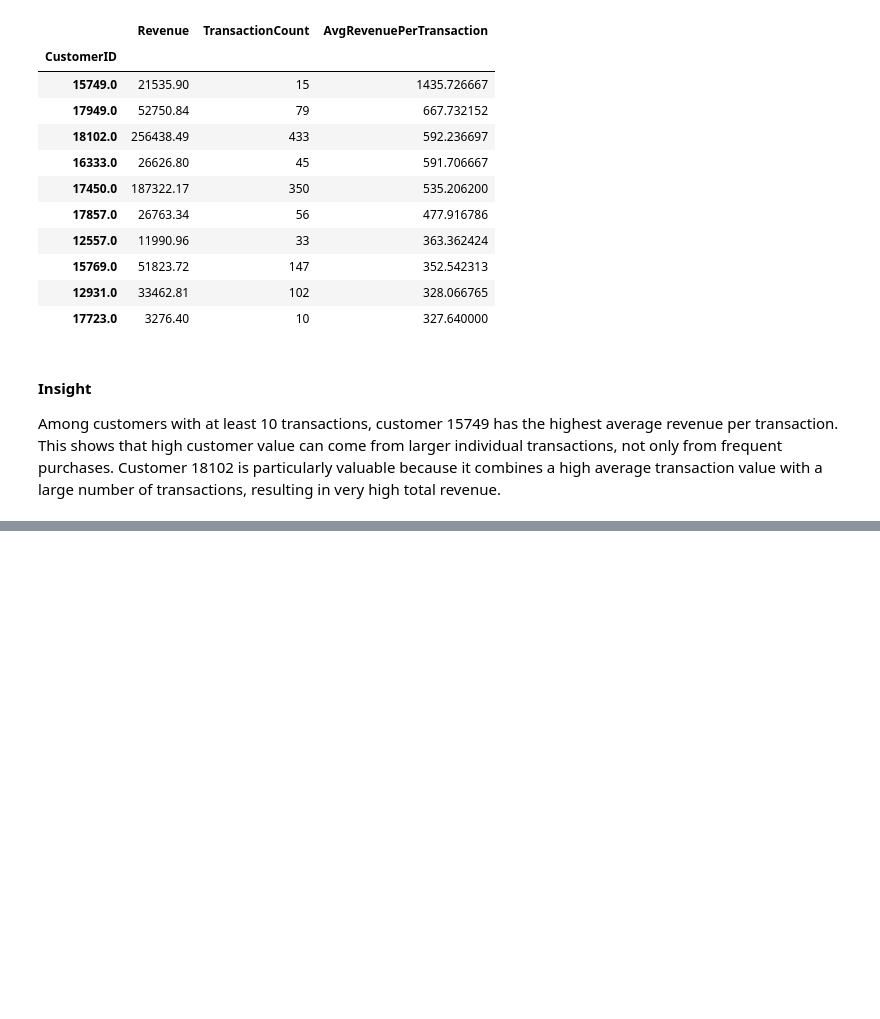
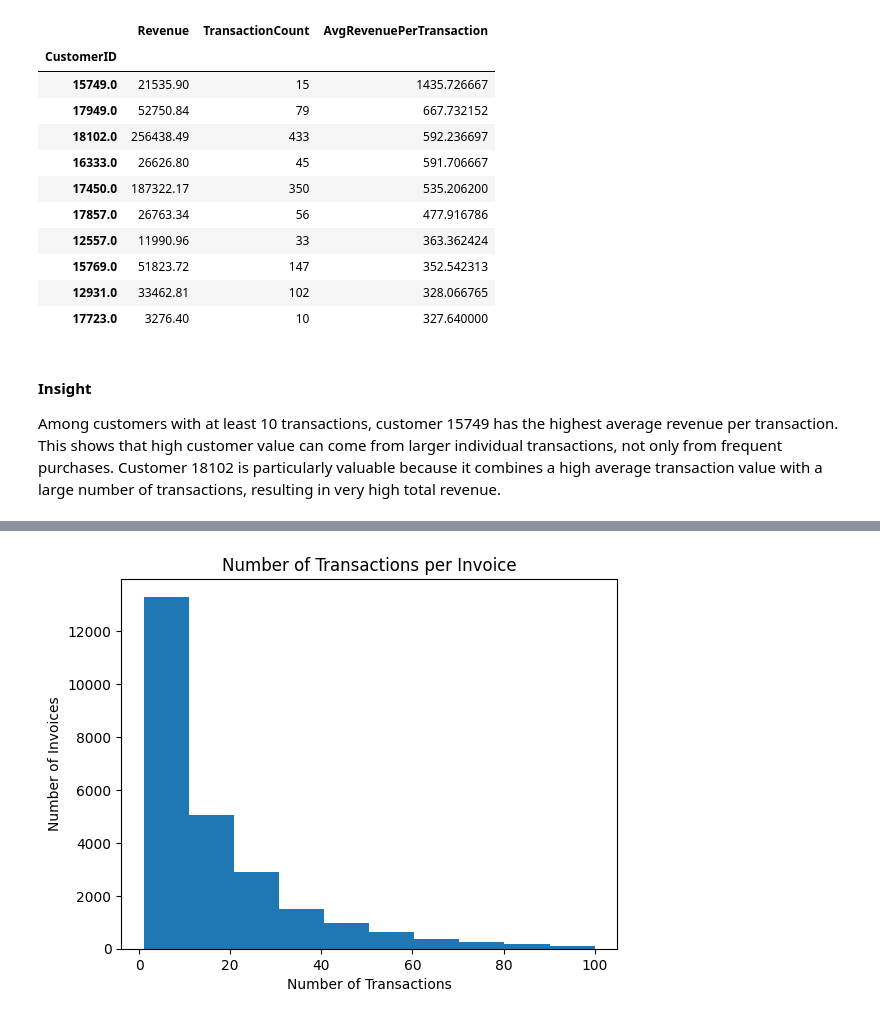
Before and after one commit to aylinshojazade/online-retail-analysis, a Jupyter notebook: analysis.ipynb, the cells around one changed output, grey strips where cells are left out. Saved outputs shown, nothing was run; the diff lists cells and outputs as text; code cells hidden in the pictures; blank space fills up the shorter version.

```diff
--- a/analysis.ipynb
+++ b/analysis.ipynb
@@ -1301,0 +1324,4 @@ Among customers with at least 10 transactions, customer 15749 has the highest av
+# %%
+invoice_transaction_count = df.groupby("InvoiceNo").size()
+
+invoice_transaction_count.describe()
@@ -1301,0 +1342,4 @@ Among customers with at least 10 transactions, customer 15749 has the highest av
+# %%
+invoice_transaction_count_filtered = invoice_transaction_count[invoice_transaction_count.values <= 100]
+
+invoice_transaction_count_filtered
@@ -1301,0 +1360,10 @@ Among customers with at least 10 transactions, customer 15749 has the highest av
+# %%
+plt.hist(invoice_transaction_count_filtered.values)
+
+plt.title("Number of Transactions per Invoice")
+plt.xlabel("Number of Transactions")
+plt.ylabel("Number of Invoices")
+
+plt.show()
+# %% [output]
+[figure, added]
```
Also changed, not shown: parts of 6 cells of this notebook.
